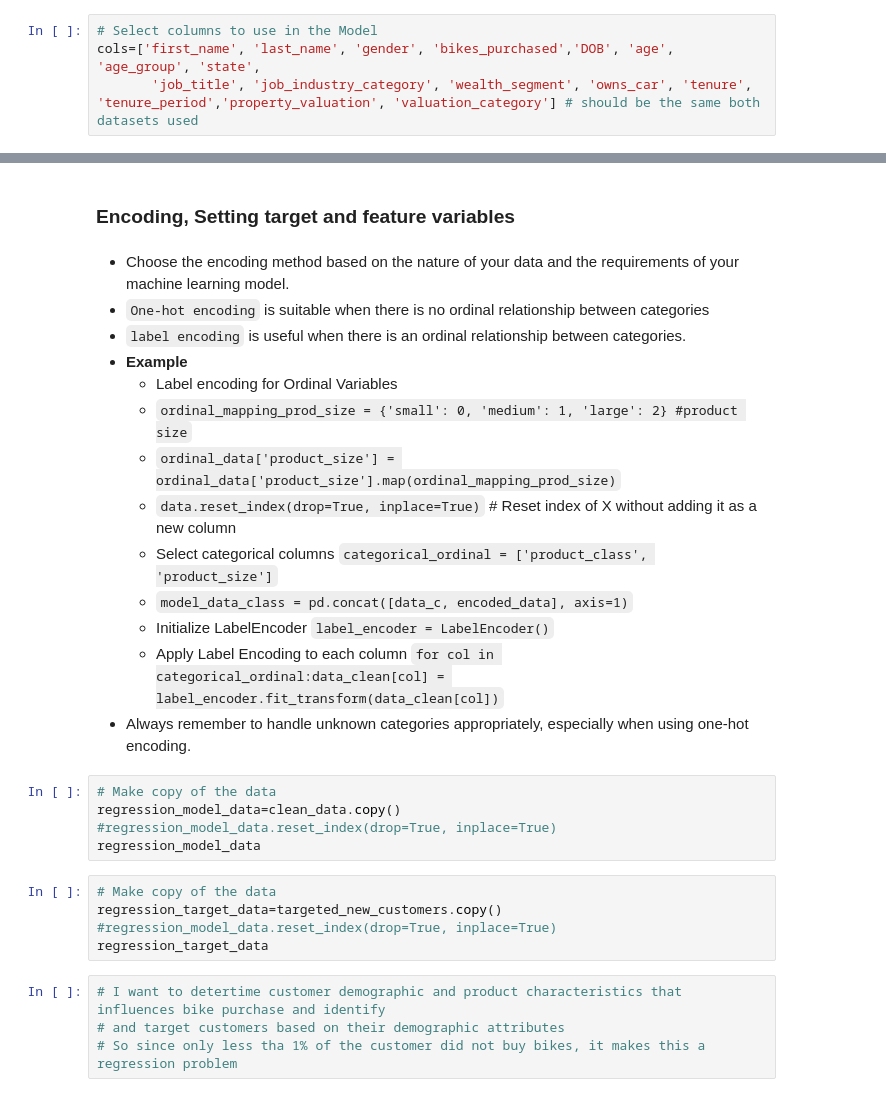
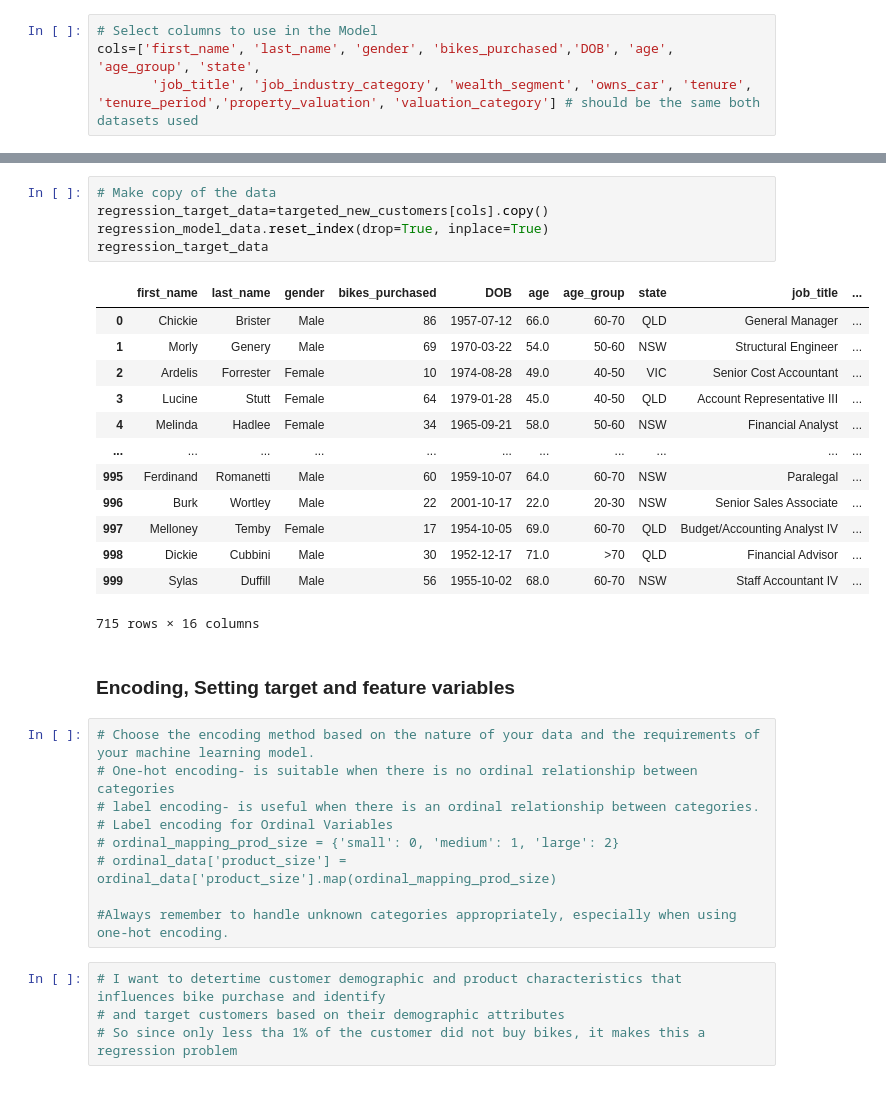
Before and after one commit to Daviedavie100/kpmg, a Jupyter notebook: kpmgproject - regressionProblem.ipynb, the cells around one changed output, grey strips where cells are left out. Cells and saved outputs as stored; diff of their text form.

```diff
--- a/kpmgproject - regressionProblem.ipynb
+++ b/kpmgproject - regressionProblem.ipynb
@@ -217,29 +242,33 @@ clean_data.to_csv('clean_data.csv', index=False)
+# %%
+# Make copy of the data
+regression_target_data=targeted_new_customers[cols].copy()
+regression_model_data.reset_index(drop=True, inplace=True)
+regression_target_data
+# %% [output]
+|  | first_name | last_name | gender | bikes_purchased | DOB | age | age_group | state | job_title | ... |
+| 0 | Chickie | Brister | Male | 86 | 1957-07-12 | 66.0 | 60-70 | QLD | General Manager | ... |
+| 1 | Morly | Genery | Male | 69 | 1970-03-22 | 54.0 | 50-60 | NSW | Structural Engineer | ... |
+| 2 | Ardelis | Forrester | Female | 10 | 1974-08-28 | 49.0 | 40-50 | VIC | Senior Cost Accountant | ... |
+| 3 | Lucine | Stutt | Female | 64 | 1979-01-28 | 45.0 | 40-50 | QLD | Account Representative III | ... |
+| 4 | Melinda | Hadlee | Female | 34 | 1965-09-21 | 58.0 | 50-60 | NSW | Financial Analyst | ... |
+| ... | ... | ... | ... | ... | ... | ... | ... | ... | ... | ... |
+| 995 | Ferdinand | Romanetti | Male | 60 | 1959-10-07 | 64.0 | 60-70 | NSW | Paralegal | ... |
+| 996 | Burk | Wortley | Male | 22 | 2001-10-17 | 22.0 | 20-30 | NSW | Senior Sales Associate | ... |
+| 997 | Melloney | Temby | Female | 17 | 1954-10-05 | 69.0 | 60-70 | QLD | Budget/Accounting Analyst IV | ... |
+| 998 | Dickie | Cubbini | Male | 30 | 1952-12-17 | 71.0 | >70 | QLD | Financial Advisor | ... |
+| 999 | Sylas | Duffill | Male | 56 | 1955-10-02 | 68.0 | 60-70 | NSW | Staff Accountant IV | ... |
+715 rows × 16 columns
 # %% [markdown]
 ### Encoding, Setting target and feature variables
-# %% [markdown]
-- Choose the encoding method based on the nature of your data and the requirements of your machine learning model.
-- `One-hot encoding` is suitable when there is no ordinal relationship between categories
-- `label encoding` is useful when there is an ordinal relationship between categories.
-- **Example**
-    - Label encoding for Ordinal Variables
-    - `ordinal_mapping_prod_size = {'small': 0, 'medium': 1, 'large': 2} #product size`
-    - `ordinal_data['product_size'] = ordinal_data['product_size'].map(ordinal_mapping_prod_size)`
-    - `data.reset_index(drop=True, inplace=True)`  # Reset index of X without adding it as a new column
-    - Select categorical columns `categorical_ordinal = ['product_class', 'product_size']`
-    - `model_data_class = pd.concat([data_c, encoded_data], axis=1)`
-    - Initialize LabelEncoder `label_encoder = LabelEncoder()`
-    - Apply Label Encoding to each column `for col in categorical_ordinal:data_clean[col] = label_encoder.fit_transform(data_clean[col])`
-- Always remember to handle unknown categories appropriately, especially when using one-hot encoding.
-# %%
-# Make copy of the data
-regression_model_data=clean_data.copy()
-#regression_model_data.reset_index(drop=True, inplace=True)
-regression_model_data
-# %%
-# Make copy of the data
-regression_target_data=targeted_new_customers.copy()
-#regression_model_data.reset_index(drop=True, inplace=True)
-regression_target_data
+# %%
+# Choose the encoding method based on the nature of your data and the requirements of your machine learning model.
+# One-hot encoding- is suitable when there is no ordinal relationship between categories
+# label encoding- is useful when there is an ordinal relationship between categories.
+# Label encoding for Ordinal Variables
+# ordinal_mapping_prod_size = {'small': 0, 'medium': 1, 'large': 2}
+# ordinal_data['product_size'] = ordinal_data['product_size'].map(ordinal_mapping_prod_size)
+
+#Always remember to handle unknown categories appropriately, especially when using one-hot encoding.
 # %%
 # I want to detertime customer demographic and product characteristics that influences bike purchase and identify
 # and target customers based on their demographic attributes
```
Also changed, not shown: parts of 48 cells of this notebook.
